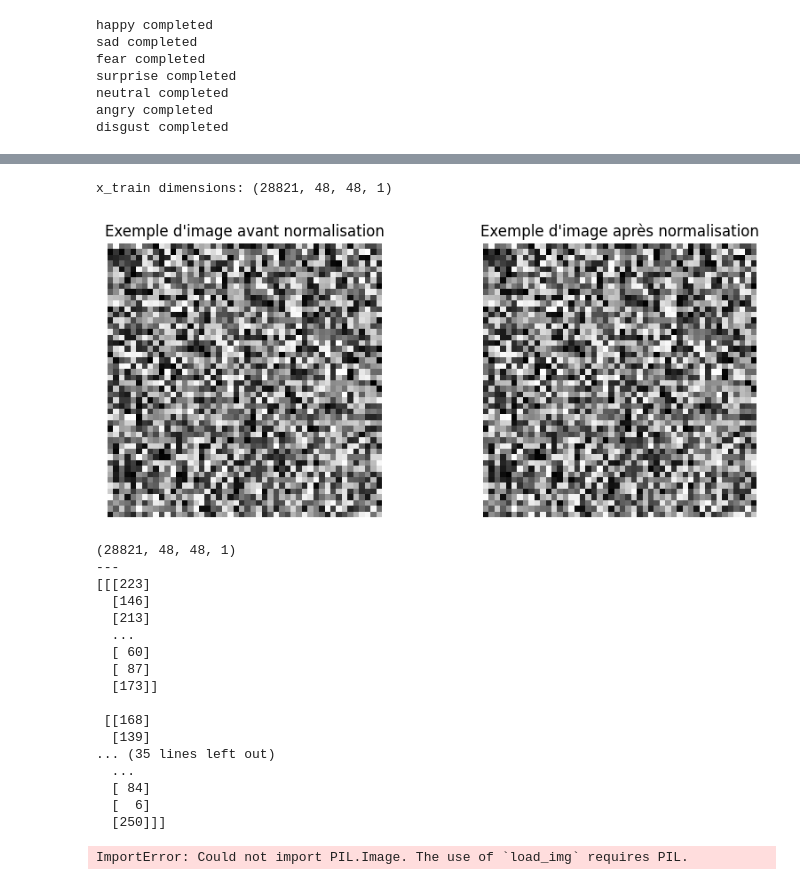
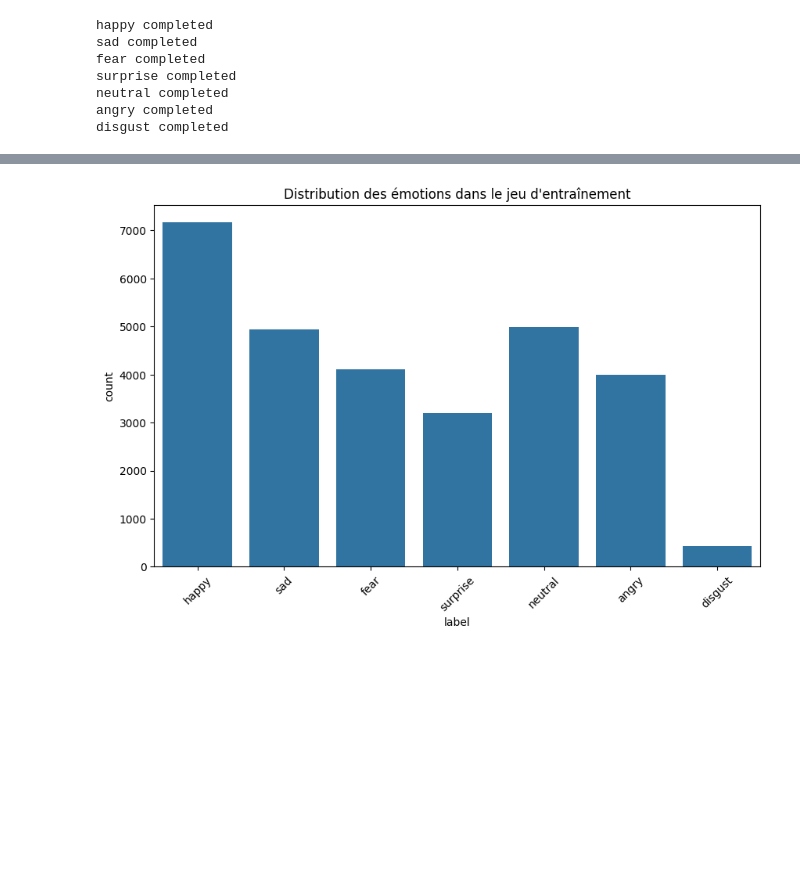
Before and after one commit to ThibaultAnd261/IA_project, a Jupyter notebook: trainmodel_final.ipynb, the cells around one changed output, grey strips where cells are left out. Saved outputs shown, nothing was run; the diff lists cells and outputs as text; code cells hidden in the pictures; blank space fills up the shorter version.

```diff
--- a/trainmodel_final.ipynb
+++ b/trainmodel_final.ipynb
@@ -79,63 +61,6 @@ def extract_features(images):
     features = np.array(features)
     features = features.reshape(len(features),48,48,1)
     return features
-# %%
-
-import numpy as np
-import matplotlib.pyplot as plt
-
-# Générer des données simulées correspondant au nombre d'échantillons dans y_train
-train_features = np.random.randint(0, 256, (28821, 48, 48, 1), dtype=np.uint8)
-
-# Normaliser les valeurs des pixels en les divisant par 255.0
-x_train = train_features / 255.0
-
-# Afficher les dimensions pour vérifier
-print(f"x_train dimensions: {x_train.shape}")
-
-# Visualiser un échantillon avant et après normalisation
-plt.figure(figsize=(10, 4))
-
-plt.subplot(1, 2, 1)
-plt.title("Exemple d'image avant normalisation")
-plt.imshow(train_features[0].reshape(48, 48), cmap='gray')
-plt.axis('off')
-
-plt.subplot(1, 2, 2)
-plt.title("Exemple d'image après normalisation")
-plt.imshow(x_train[0].reshape(48, 48), cmap='gray')
-plt.axis('off')
-
-plt.show()
-# %% [output]
-x_train dimensions: (28821, 48, 48, 1)
-[figure, removed]
-# %%
-# (nb total d'image, hauteur, largeur, nb de canaux)
-print(train_features.shape)
-
-# print(train_features[0])
-print("---")
-print(train_features[1])
-# %% [output]
-(28821, 48, 48, 1)
----
-[[[223]
-  [146]
-  [213]
-  ...
-  [ 60]
-  [ 87]
-  [173]]
-
- [[168]
-  [139]
-... (35 lines left out)
-  ...
-  [ 84]
-  [  6]
-  [250]]]
 # %%
+train_features = extract_features(train['image'])
 test_features = extract_features(test['image'])
-# %% [output]
-ImportError: Could not import PIL.Image. The use of `load_img` requires PIL.
@@ -170,6 +67,17 @@ plt.show()
 # %%
 x_train = train_features/255.0
 x_test = test_features/255.0
+# %%
+import matplotlib.pyplot as plt
+import seaborn as sns
+
+plt.figure(figsize=(10, 6))
+sns.countplot(x='label', data=train)
+plt.title('Distribution des émotions dans le jeu d\'entraînement')
+plt.xticks(rotation=45)
+plt.show()
+# %% [output]
+[figure, added]
 # %%
 from sklearn.preprocessing import LabelEncoder
 # %%
```
Also changed, not shown: parts of 8 cells of this notebook, 2 other files.
